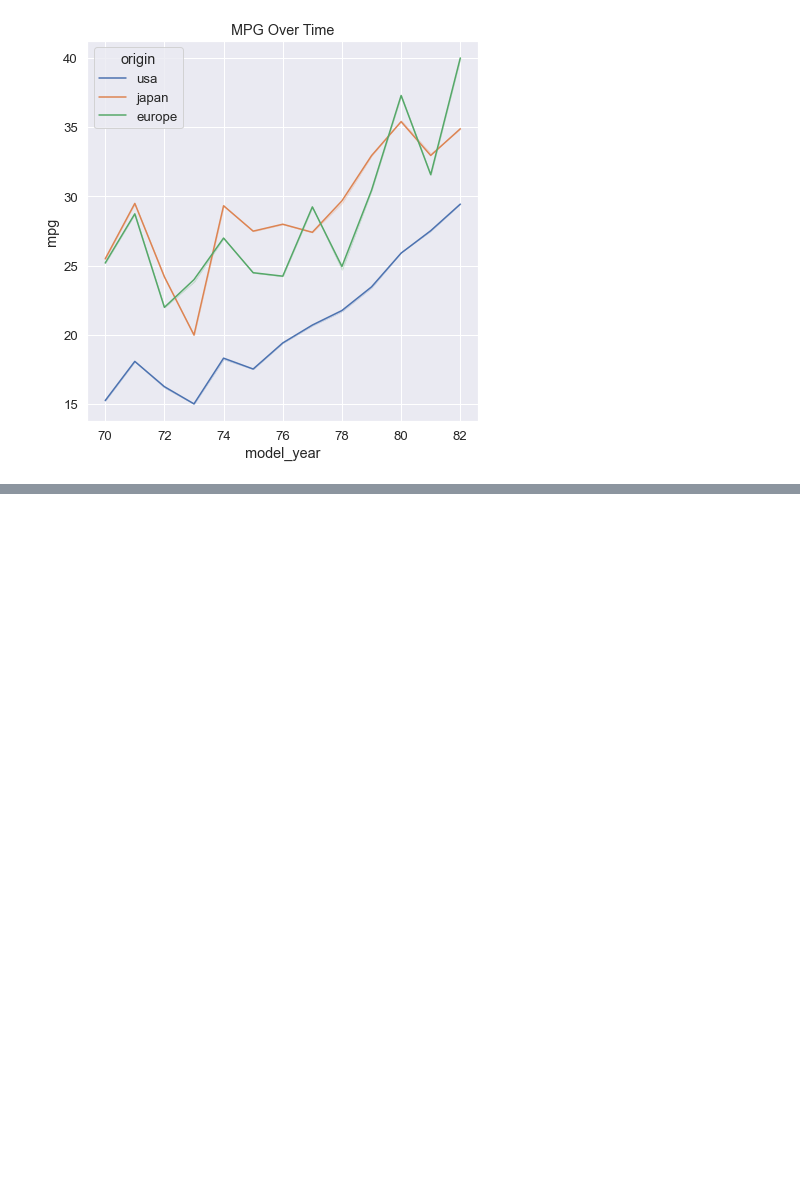
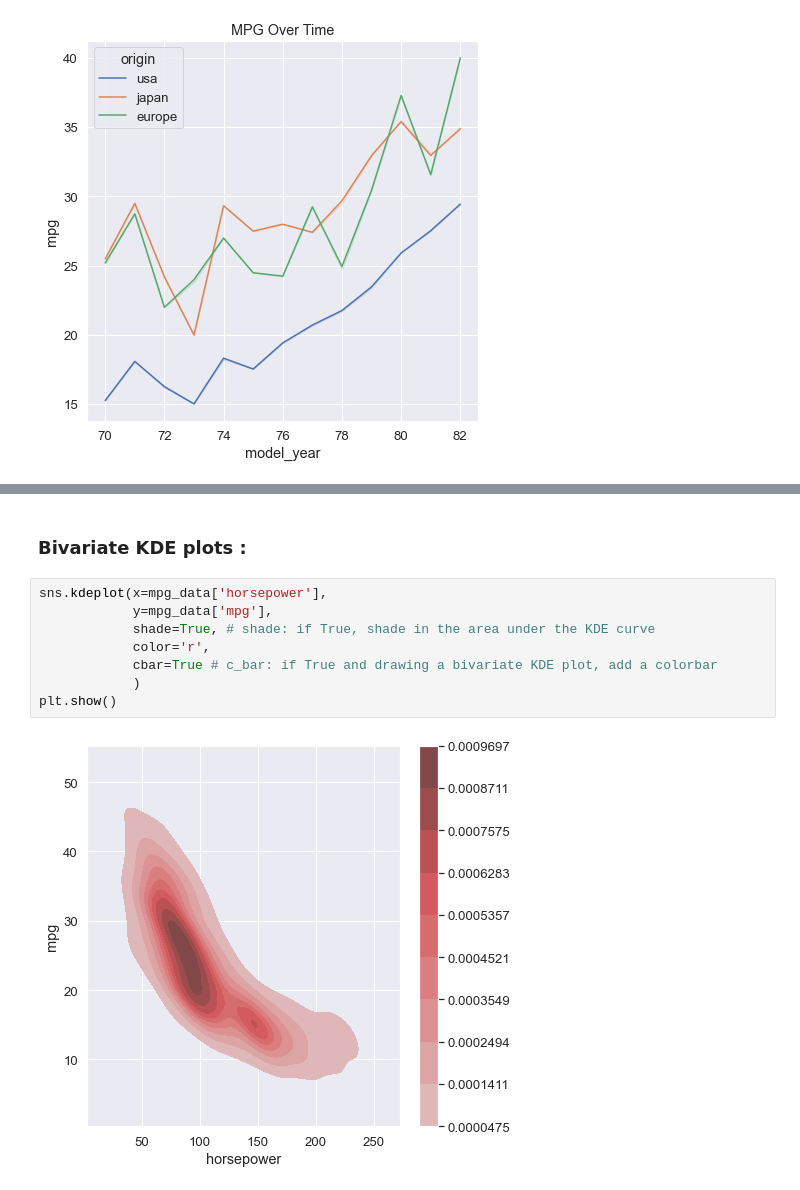
Before and after one commit to kareemNagah/Summary_2023, a Jupyter notebook: Data Visualization/seaborn/inro_seaborn.ipynb, the cells around one changed output, grey strips where cells are left out. Saved outputs shown, nothing was run; the diff lists cells and outputs as text; blank space fills up the shorter version.

```diff
--- a/Data Visualization/seaborn/inro_seaborn.ipynb
+++ b/Data Visualization/seaborn/inro_seaborn.ipynb
@@ -336,0 +377,12 @@ plt.show()
+# %% [markdown]
+### __Bivariate KDE plots :__
+# %%
+sns.kdeplot(x=mpg_data['horsepower'],
+            y=mpg_data['mpg'],
+            shade=True, # shade: if True, shade in the area under the KDE curve
+            color='r',
+            cbar=True # c_bar: if True and drawing a bivariate KDE plot, add a colorbar
+            )
+plt.show()
+# %% [output]
+[figure, added]
```
Also changed, not shown: parts of 6 cells of this notebook.
